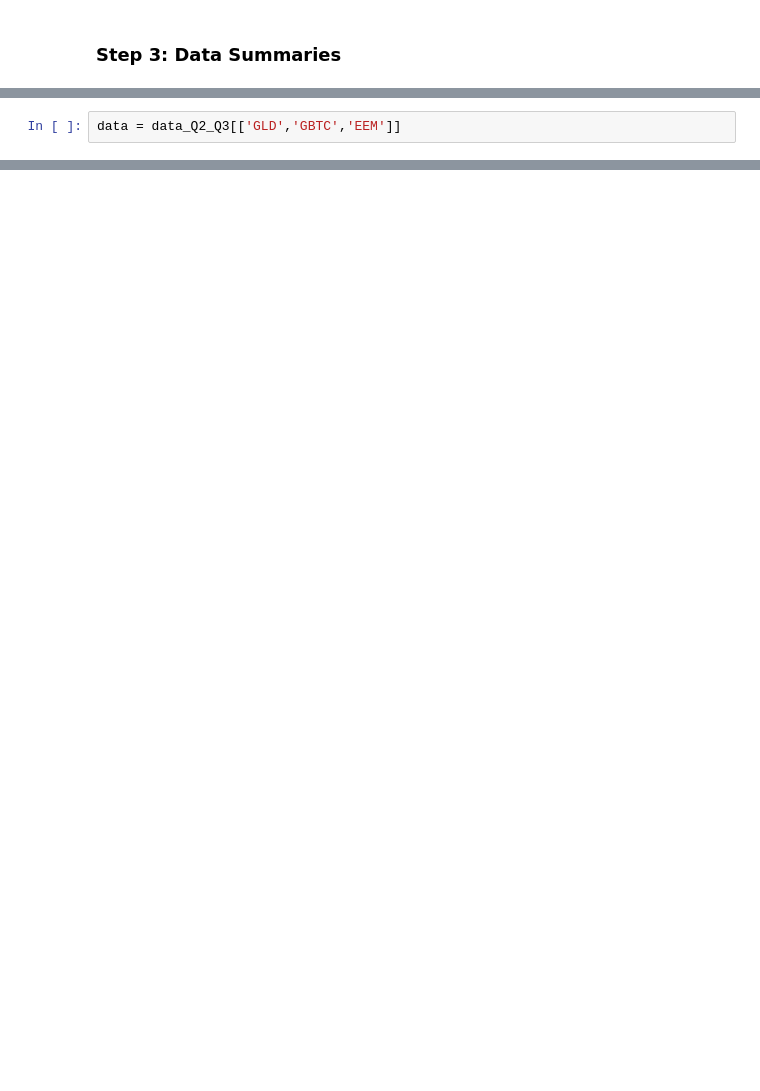
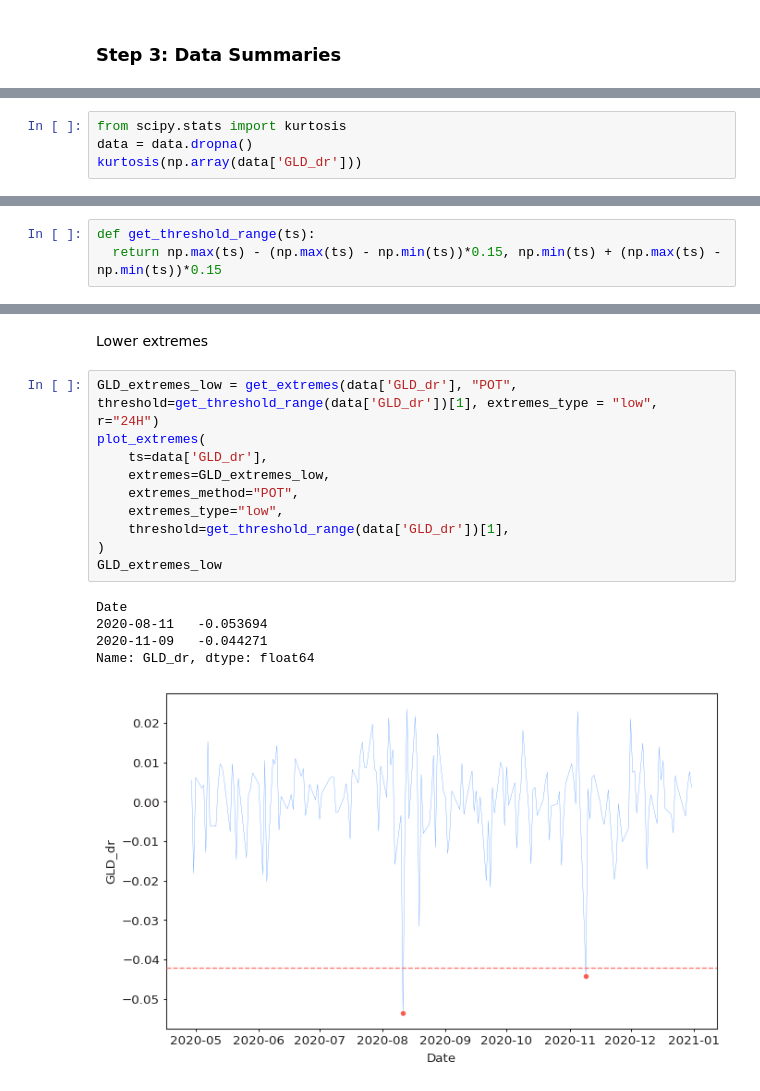
Before and after one commit to ngohienduong/WQU-Econ, a Jupyter notebook: W5.ipynb, the cells around one changed output, grey strips where cells are left out. Drawn from its saved outputs; the diff is of its cells as text; blank space fills up the shorter version.

```diff
--- a/W5.ipynb
+++ b/W5.ipynb
@@ -777,2 +145,0 @@ Given previous trend analysis and the fact that all data are greater than 0, we
-# %%
-data = data_Q2_Q3[['GLD','GBTC','EEM']]
@@ -839,0 +148,4 @@ Gray, K. L. (2007). Comparison of trend detection methods. University of Montana
+# %%
+from scipy.stats import kurtosis
+data = data.dropna()
+kurtosis(np.array(data['GLD_dr']))
@@ -839,0 +188,3 @@ Gray, K. L. (2007). Comparison of trend detection methods. University of Montana
+# %%
+def get_threshold_range(ts):
+  return np.max(ts) - (np.max(ts) - np.min(ts))*0.15, np.min(ts) + (np.max(ts) - np.min(ts))*0.15
@@ -839,0 +227,18 @@ Gray, K. L. (2007). Comparison of trend detection methods. University of Montana
+# %% [markdown]
+Lower extremes
+# %%
+GLD_extremes_low = get_extremes(data['GLD_dr'], "POT", threshold=get_threshold_range(data['GLD_dr'])[1], extremes_type = "low", r="24H")
+plot_extremes(
+    ts=data['GLD_dr'],
+    extremes=GLD_extremes_low,
+    extremes_method="POT",
+    extremes_type="low",
+    threshold=get_threshold_range(data['GLD_dr'])[1],
+)
+GLD_extremes_low
+# %% [output]
+Date
+2020-08-11   -0.053694
+2020-11-09   -0.044271
+Name: GLD_dr, dtype: float64
+[figure, added]
```
Also changed, not shown: parts of 168 cells of this notebook.
